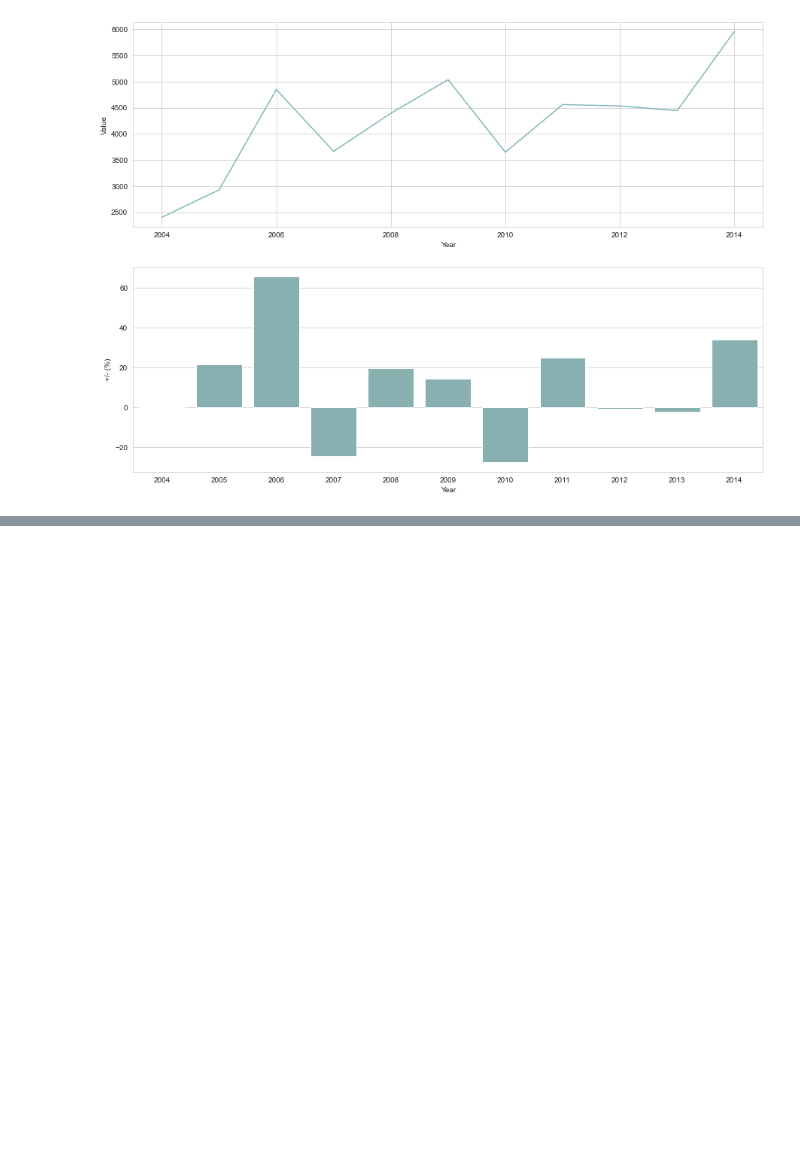
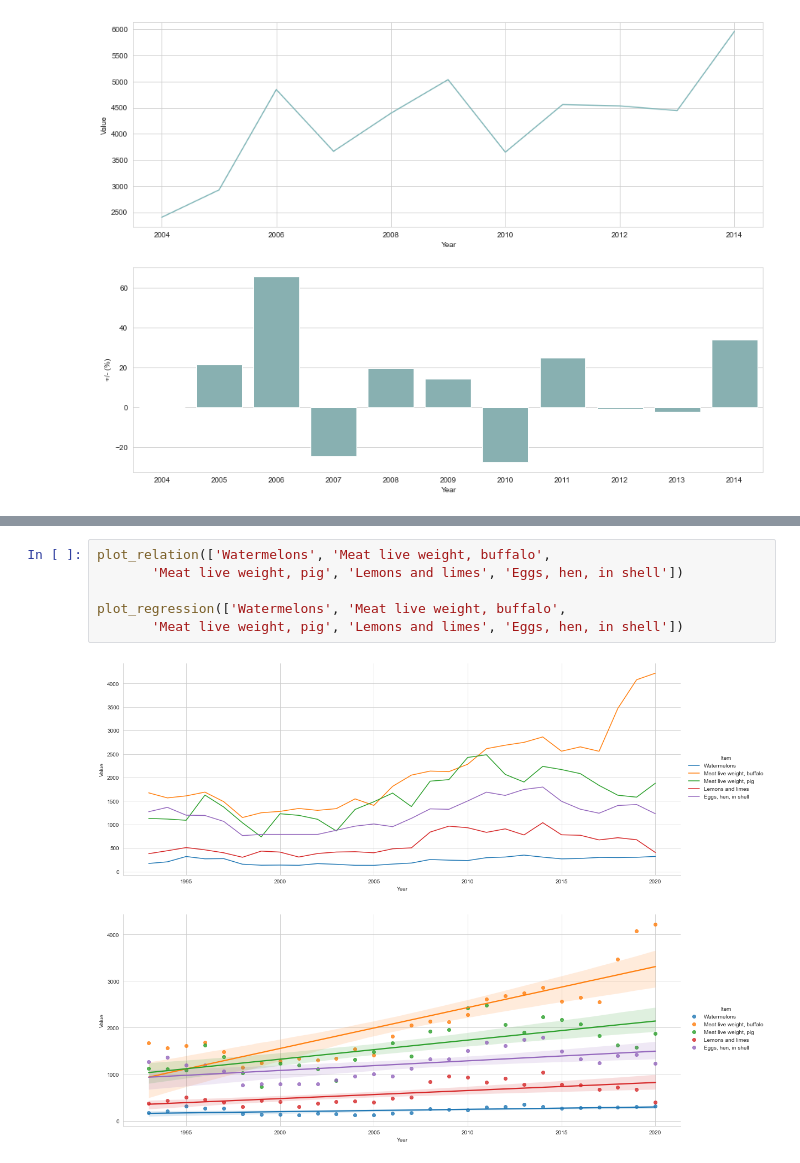
Before and after one commit to AshlanH/produce_eda, a Jupyter notebook: LCU_eda.ipynb, the cells around one changed output, grey strips where cells are left out. Drawn from its saved outputs; the diff is of its cells as text; blank space fills up the shorter version.

Commit message:
added relation / regression model graph

```diff
--- a/LCU_eda.ipynb
+++ b/LCU_eda.ipynb
@@ -192,0 +129,9 @@ g = sns.relplot(
+# %%
+plot_relation(['Watermelons', 'Meat live weight, buffalo',
+       'Meat live weight, pig', 'Lemons and limes', 'Eggs, hen, in shell'])
+
+plot_regression(['Watermelons', 'Meat live weight, buffalo',
+       'Meat live weight, pig', 'Lemons and limes', 'Eggs, hen, in shell'])
+# %% [output]
+[figure, added]
+[figure, added]
```
Also changed, not shown: parts of 13 cells of this notebook.
